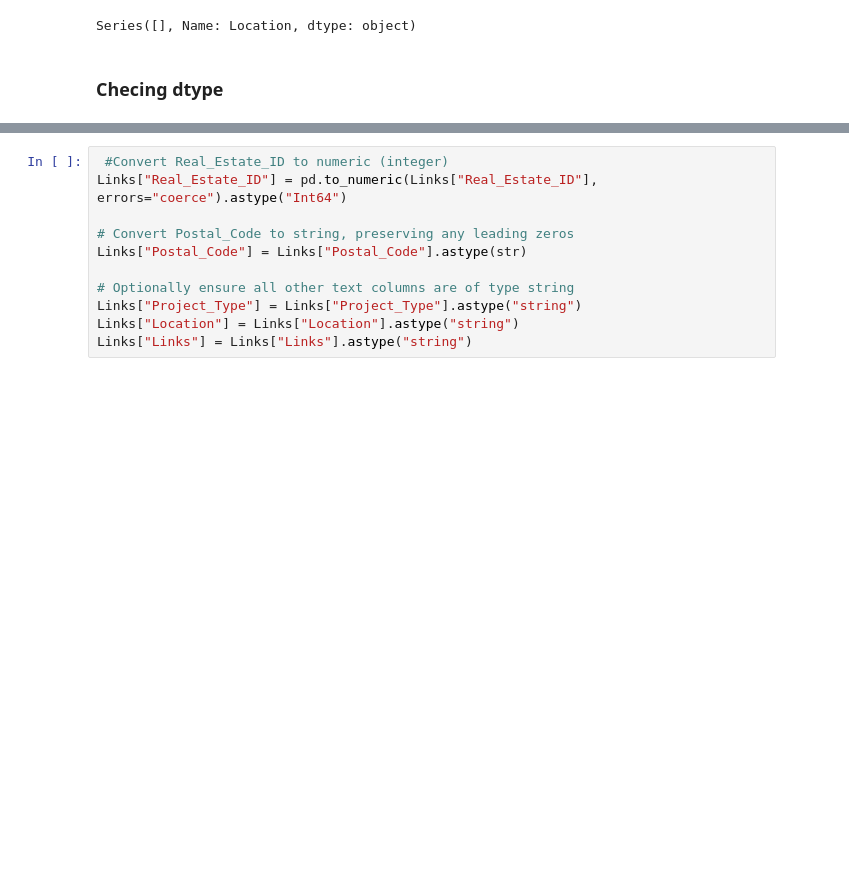
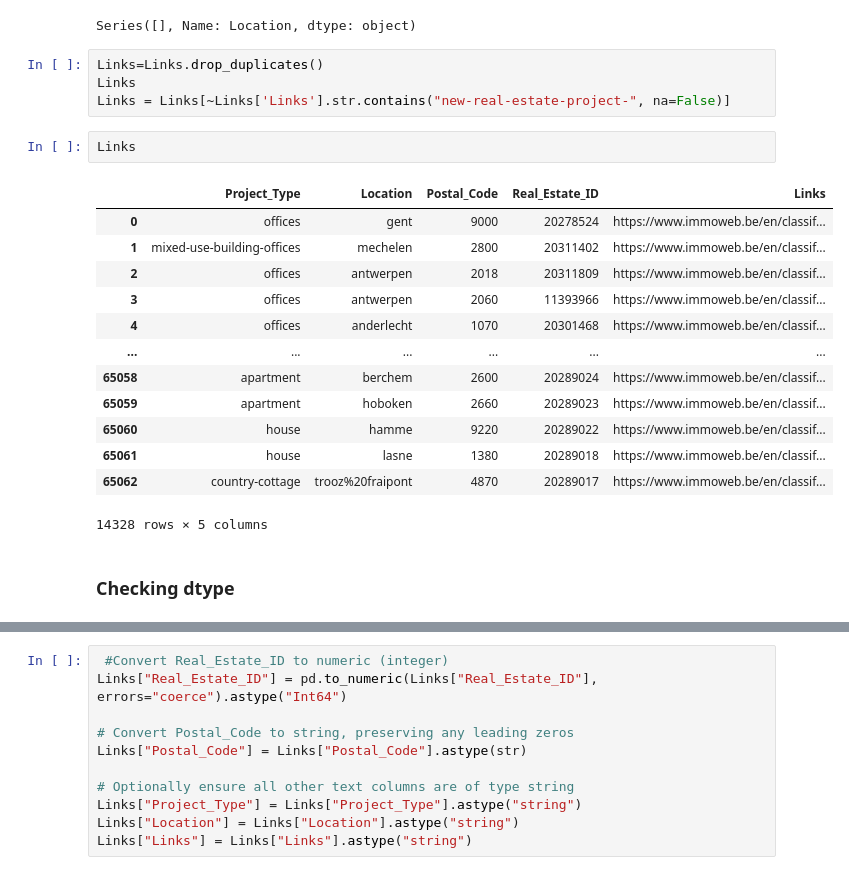
Before and after one commit to Mohammedhussingh/challenge-collecting-data, a Jupyter notebook: Links_extract.ipynb, the cells around one changed output, grey strips where cells are left out. Cells and saved outputs as stored; diff of their text form; blank space fills up the shorter version.

```diff
--- a/Links_extract.ipynb
+++ b/Links_extract.ipynb
@@ -1231,8 +1229,28 @@ Links
 Links[Links["Real_Estate_ID"] == "20218568"].Location
 # %% [output]
 Series([], Name: Location, dtype: object)
+# %%
+Links=Links.drop_duplicates()
+Links
+Links = Links[~Links['Links'].str.contains("new-real-estate-project-", na=False)]
+# %%
+Links
+# %% [output]
+|  | Project_Type | Location | Postal_Code | Real_Estate_ID | Links |
+| 0 | offices | gent | 9000 | 20278524 | https://www.immoweb.be/en/classif... |
+| 1 | mixed-use-building-offices | mechelen | 2800 | 20311402 | https://www.immoweb.be/en/classif... |
+| 2 | offices | antwerpen | 2018 | 20311809 | https://www.immoweb.be/en/classif... |
+| 3 | offices | antwerpen | 2060 | 11393966 | https://www.immoweb.be/en/classif... |
+| 4 | offices | anderlecht | 1070 | 20301468 | https://www.immoweb.be/en/classif... |
+| ... | ... | ... | ... | ... | ... |
+| 65058 | apartment | berchem | 2600 | 20289024 | https://www.immoweb.be/en/classif... |
+| 65059 | apartment | hoboken | 2660 | 20289023 | https://www.immoweb.be/en/classif... |
+| 65060 | house | hamme | 9220 | 20289022 | https://www.immoweb.be/en/classif... |
+| 65061 | house | lasne | 1380 | 20289018 | https://www.immoweb.be/en/classif... |
+| 65062 | country-cottage | trooz%20fraipont | 4870 | 20289017 | https://www.immoweb.be/en/classif... |
+14328 rows × 5 columns
 # %% [markdown]
-### Checing dtype
+### Checking dtype
 # %%
 Links.info()
 # %% [output]
```
Also changed, not shown: parts of 20 cells of this notebook, 2 other files.
